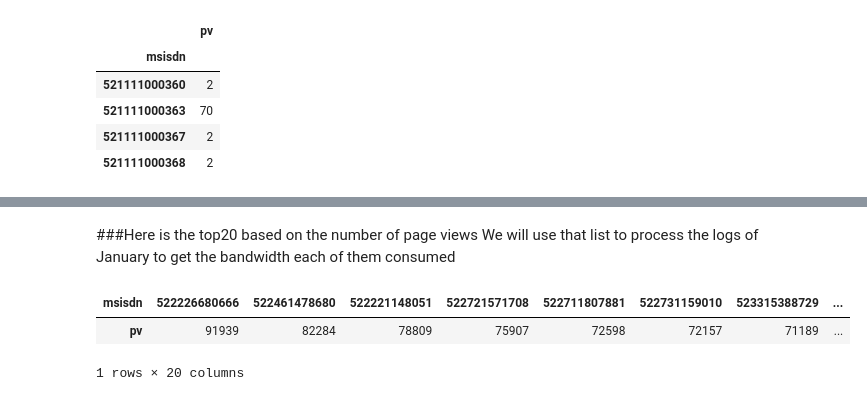
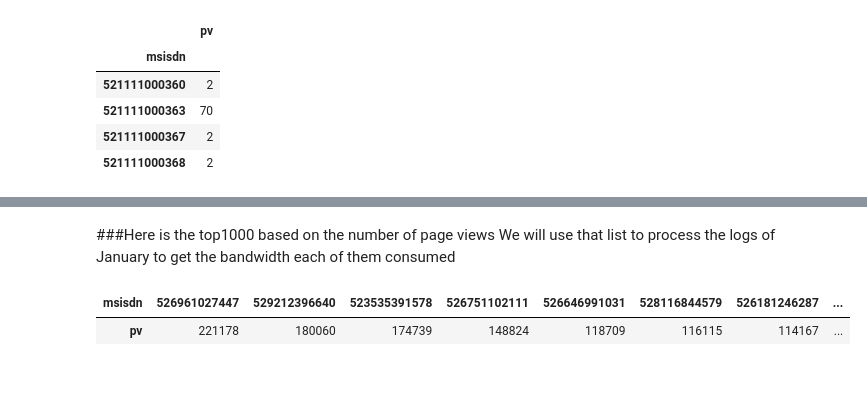
Before and after one commit to nicolasgo/_pmx, a Jupyter notebook: Fraud-analysis-MAU.ipynb, the cells around one changed output, grey strips where cells are left out. Saved outputs shown, nothing was run; the diff lists cells and outputs as text; code cells hidden in the pictures.

```diff
--- a/Fraud-analysis-MAU.ipynb
+++ b/Fraud-analysis-MAU.ipynb
@@ -140,11 +151,10 @@ stats_per_msisdn.describe()
 # %% [markdown]
-###Here is the top20 based on the number of page views
+###Here is the top1000 based on the number of page views
 We will use that list to process the logs of January to get the bandwidth each of them consumed
 # %%
-top20=stats_per_msisdn.sort(['pv'],ascending=False).head(20)
-top20.T
+top1000=stats_per_msisdn.sort(['pv'],ascending=False).head(1000)
+top1000.head(10).T
 # %% [output]
-| msisdn | 522226680666 | 522461478680 | 522221148051 | 522721571708 | 522711807881 | 522731159010 | 523315388729 | ... |
-| pv | 91939 | 82284 | 78809 | 75907 | 72598 | 72157 | 71189 | ... |
+| msisdn | 526961027447 | 529212396640 | 523535391578 | 526751102111 | 526646991031 | 528116844579 | 526181246287 | ... |
+| pv | 221178 | 180060 | 174739 | 148824 | 118709 | 116115 | 114167 | ... |
-1 rows × 20 columns
 # %%
```
Also changed, not shown: parts of 17 cells of this notebook.
